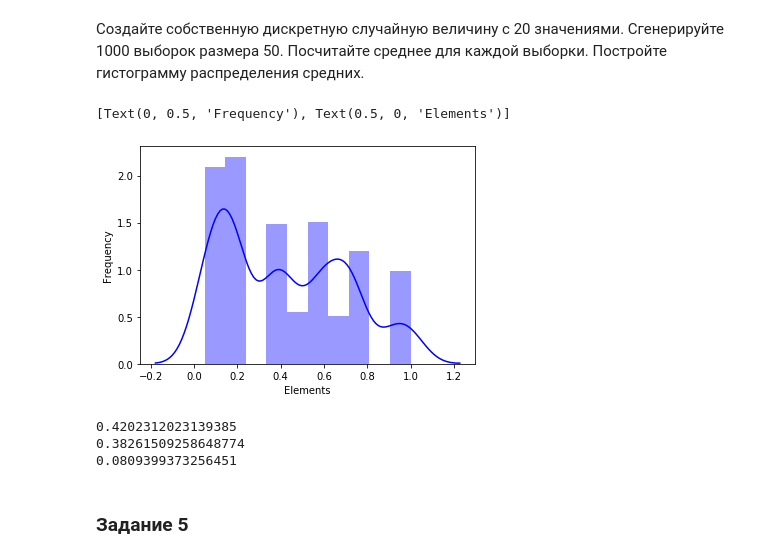
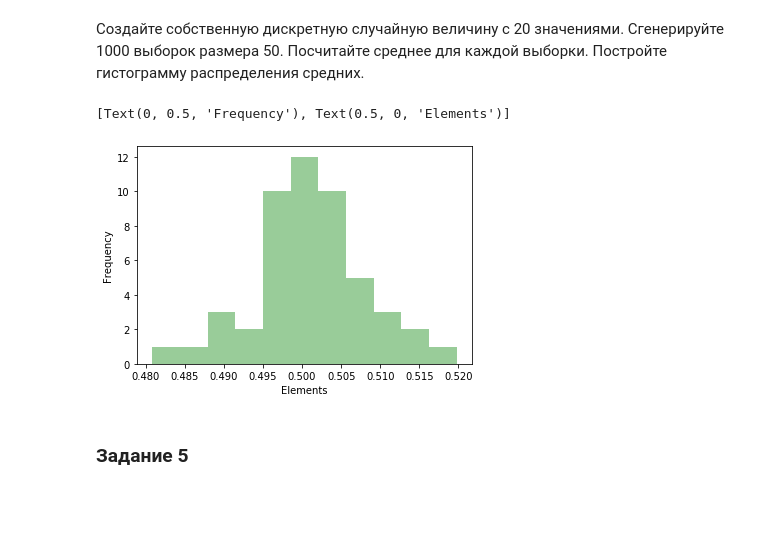
Before and after one commit to HBK2016/HomeWork, a Jupyter notebook: math/10_final/FinalTest.ipynb, the cells around one changed output. Cells and saved outputs as stored; diff of their text form; code cells hidden in the pictures; blank space fills up the shorter version.

```diff
--- a/math/10_final/FinalTest.ipynb
+++ b/math/10_final/FinalTest.ipynb
@@ -28,8 +28,8 @@ def get_ugol(a, b):
 
 for num, vector in enumerate(raitings):
     dict_vect = {}
-    for i in raitings:
-        if get_ugol(vector, i) < 0.99:
-            dict_vect[get_ugol(vector, i)] = i
-    print(f'наиболее близкий вектор к {vector} является {dict_vect[max(dict_vect.keys())]} со значением {max(dict_vect.keys()):.2f}')
+    for n, i in enumerate(raitings):
+        if get_ugol(vector, i) < 0.9999999:
+            dict_vect[get_ugol(vector, i)] = n
+    print(f'user{num} and user{dict_vect[max(dict_vect.keys())]} со значением {max(dict_vect.keys()):.2f}')
 # %% [output]
@@ -71,13 +65,0 @@ var of user 9 4.293333333333333
-# %%
-sorted_list = []
-
-for users in raitings:
-    list_in_list = []
-    sorted_list.append(list_in_list)
-    q1 = np.quantile(users, 0.25)
-    q3 = np.quantile(users, 0.75)
-    for i in users:
-        if  i > q1  and i < q3:
-            list_in_list.append(i)
-
-sorted_list
@@ -95,10 +65,0 @@ sorted_list
-# %%
-for i in sorted_list:
-    if len(i) > 5:
-        i.append(np.mean(i))
-        i.remove(min(i))
-        i.remove(max(i))
-    if len(i) < 5:
-        i.append(np.mean(i))
-
-sorted_list
@@ -232,25 +175,20 @@ TypeError: minimize() got multiple values for argument 'method'
 # %%
 import seaborn
 
 elements = np.random.random(20)
 probabilities = [1/20 for x in range(20)]
-data = np.random.choice(elements, 1000, p=probabilities)
+mean_data = []
+for i in range(50):
+    data = np.random.choice(elements, 1000, p=probabilities)
+    mean_data.append(data.mean())
 
-ax=seaborn.distplot(data,
-                kde=True,
-                color='Blue')и
+ax=seaborn.distplot(mean_data,
+                kde=False,
+                color='green')
 ax.set(xlabel='Elements',ylabel='Frequency')
 # %% [output]
 [Text(0, 0.5, 'Frequency'), Text(0.5, 0, 'Elements')]
-[figure, old version]
+[figure, new version]
-# %%
-print(data.mean())
-print(np.median(data))
-print(data.var())
-# %% [output]
-0.4202312023139385
-0.38261509258648774
-0.0809399373256451
 # %% [markdown]
 ### Задание 5
 # %% [markdown]
```
Also changed, not shown: parts of 9 cells of this notebook.
